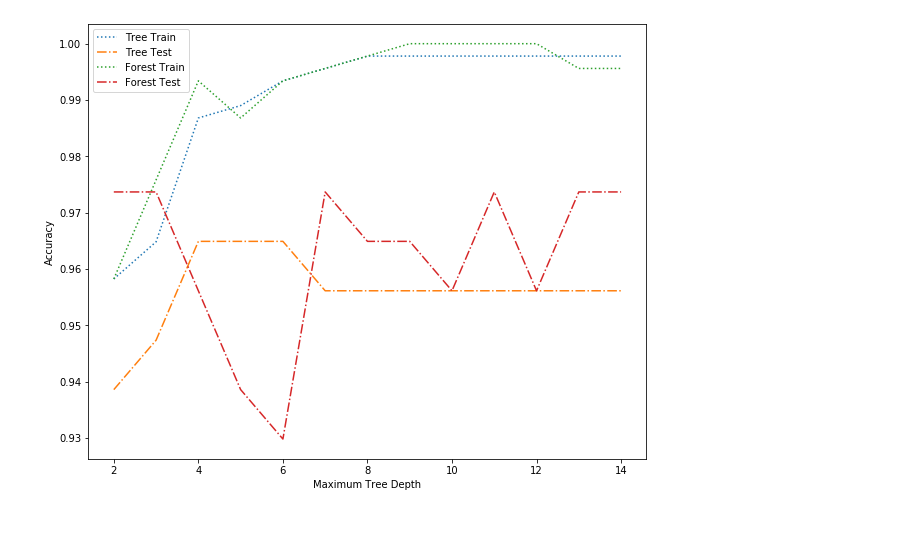
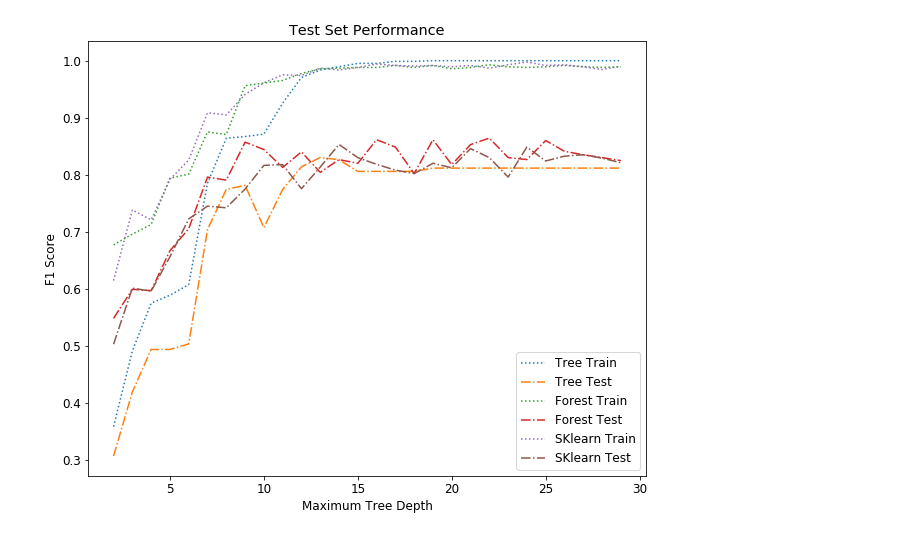
Before and after one commit to joey-lou/randomforest, a Jupyter notebook: sample_tst.ipynb, the cells around one changed output. Saved outputs shown, nothing was run; the diff lists cells and outputs as text; code cells hidden in the pictures.

```diff
--- a/sample_tst.ipynb
+++ b/sample_tst.ipynb
@@ -69,5 +41,0 @@ data['target_names'], data['feature_names']
-# %%
-# load breast cancer dataset
-data = load_breast_cancer()
-X = data['data']
-y = data['target']
@@ -88,28 +88,43 @@ y_test = y[test_idx]
 # %%
+from sklearn.ensemble import RandomForestClassifier
+
+np.random.seed(99)
 tree_train = []
 tree_test = []
 forest_train = []
 forest_test = []
-depths = np.arange(2,15)
+sk_train = []
+sk_test = []
+depths = np.arange(2,30)
 for depth in depths:
     tree = DecisionTree(depth)
     tree.fit(X_train, y_train)
-    tree_train.append(sum(tree.predict(X_train) == y_train) / train_n)
-    tree_test.append(sum(tree.predict(X_test) == y_test) / test_n)
+    tree_train.append(calculate_F1(y_train, tree.predict(X_train)))
+    tree_test.append(calculate_F1(y_test, tree.predict(X_test)))
 
-    forest = RandomForest(10, depth=depth)
+    forest = RandomForest(feature_count=2, tree_num = 10, depth = depth)
     forest.fit(X_train, y_train)
-    forest_train.append(sum(forest.predict(X_train) == y_train) / train_n)
-    forest_test.append(sum(forest.predict(X_test) == y_test) / test_n)
+    forest_train.append(calculate_F1(y_train, forest.predict(X_train)))
+    forest_test.append(calculate_F1(y_test, forest.predict(X_test)))
+
+    clf = RandomForestClassifier(n_estimators=10, max_depth=depth)
+    clf.fit(X_train, y_train)
+    sk_train.append(calculate_F1(y_train, clf.predict(X_train)))
+    sk_test.append(calculate_F1(y_test, clf.predict(X_test)))
 # %%
 plt.figure(figsize = (10,8))
+matplotlib.rcParams.update({'font.size': 12})
 plt.plot(depths,tree_train, ls = ':', label = 'Tree Train')
 plt.plot(depths,tree_test, ls = '-.', label = 'Tree Test')
 plt.plot(depths,forest_train, ls = ':', label = 'Forest Train')
 plt.plot(depths,forest_test, ls = '-.', label = 'Forest Test')
+plt.plot(depths,sk_train, ls = ':', label = 'SKlearn Train')
+plt.plot(depths,sk_test, ls = '-.', label = 'SKlearn Test')
 plt.xlabel('Maximum Tree Depth')
-plt.ylabel('Accuracy')
+plt.ylabel('F1 Score')
+plt.title('Test Set Performance')
 plt.legend()
+plt.savefig('data/F1_compare')
 plt.show()
 # %% [output]
-[figure, old version]
+[figure, new version]
```
Also changed, not shown: parts of 13 cells of this notebook, 2 other files.
